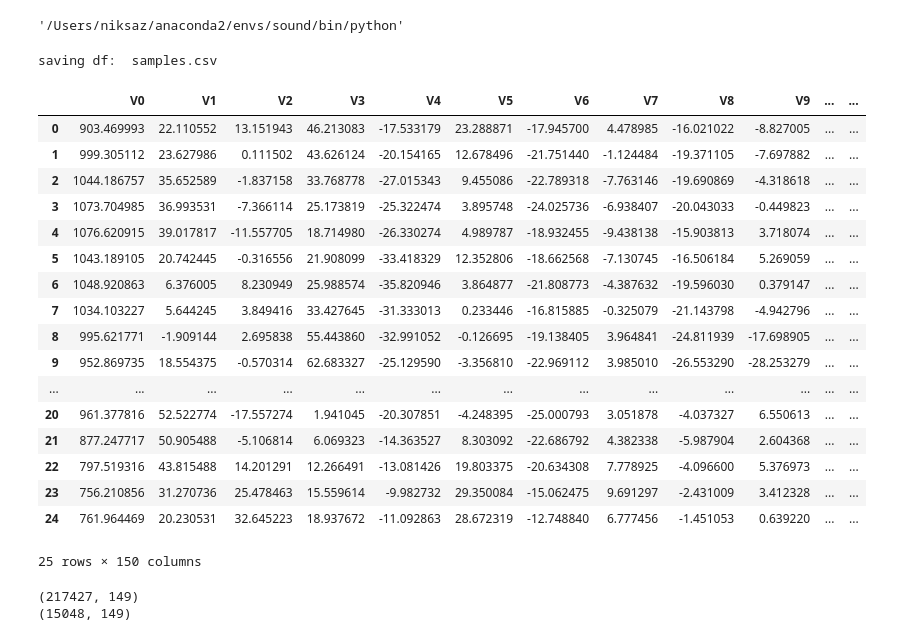
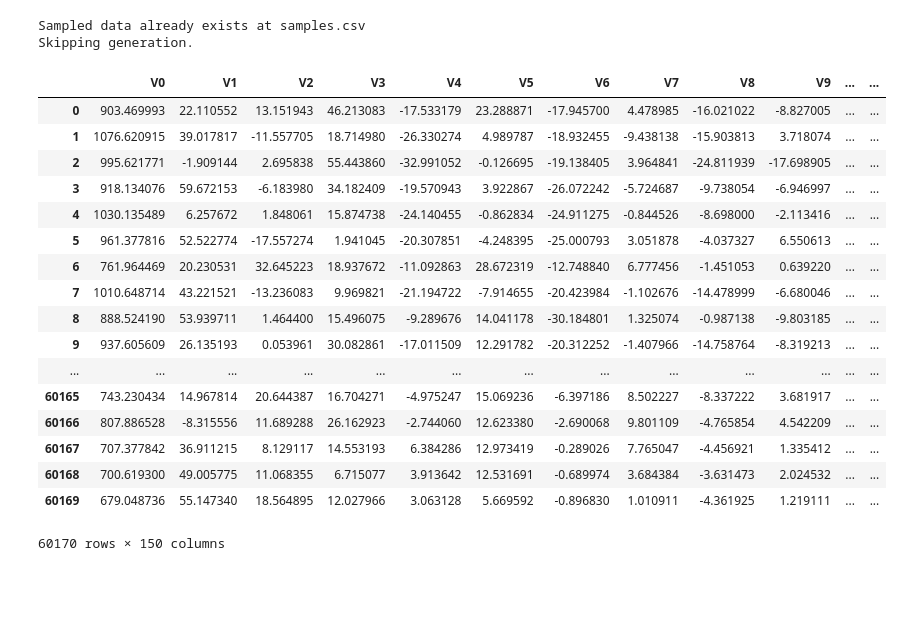
Before and after one commit to niksaz/speech-ml-2019, a Jupyter notebook: 2/homework/homework.ipynb, the cells around one changed output. Saved outputs shown, nothing was run; the diff lists cells and outputs as text; code cells hidden in the pictures; blank space fills up the shorter version.

```diff
--- a/2/homework/homework.ipynb
+++ b/2/homework/homework.ipynb
@@ -1,5 +0,0 @@
-# %%
-import sys
-sys.executable
-# %% [output]
-'/Users/niksaz/anaconda2/envs/sound/bin/python'
@@ -6,30 +8,29 @@ sys.executable
 # %%
-from laughter_classification.sspnet_data_sampler import SSPNetDataSampler
-
-FRAME_LENGTH_SECONDS = 0.5
+FRAME_SEC = 0.5
 
 sampler = SSPNetDataSampler('corpus/')
-data = sampler.create_sampled_df(FRAME_LENGTH_SECONDS, save_path='samples.csv')
+data = sampler.create_sampled_df(FRAME_SEC, save_path='samples.csv')
 # %% [output]
-saving df:  samples.csv
+Sampled data already exists at samples.csv
+Skipping generation.
 # %%
-data.head(25)
+data
 # %% [output]
 |  | V0 | V1 | V2 | V3 | V4 | V5 | V6 | V7 | V8 | V9 | ... | ... |
 | 0 | 903.469993 | 22.110552 | 13.151943 | 46.213083 | -17.533179 | 23.288871 | -17.945700 | 4.478985 | -16.021022 | -8.827005 | ... | ... |
-| 1 | 999.305112 | 23.627986 | 0.111502 | 43.626124 | -20.154165 | 12.678496 | -21.751440 | -1.124484 | -19.371105 | -7.697882 | ... | ... |
-| 2 | 1044.186757 | 35.652589 | -1.837158 | 33.768778 | -27.015343 | 9.455086 | -22.789318 | -7.763146 | -19.690869 | -4.318618 | ... | ... |
-| 3 | 1073.704985 | 36.993531 | -7.366114 | 25.173819 | -25.322474 | 3.895748 | -24.025736 | -6.938407 | -20.043033 | -0.449823 | ... | ... |
-| 4 | 1076.620915 | 39.017817 | -11.557705 | 18.714980 | -26.330274 | 4.989787 | -18.932455 | -9.438138 | -15.903813 | 3.718074 | ... | ... |
-| 5 | 1043.189105 | 20.742445 | -0.316556 | 21.908099 | -33.418329 | 12.352806 | -18.662568 | -7.130745 | -16.506184 | 5.269059 | ... | ... |
-| 6 | 1048.920863 | 6.376005 | 8.230949 | 25.988574 | -35.820946 | 3.864877 | -21.808773 | -4.387632 | -19.596030 | 0.379147 | ... | ... |
-| 7 | 1034.103227 | 5.644245 | 3.849416 | 33.427645 | -31.333013 | 0.233446 | -16.815885 | -0.325079 | -21.143798 | -4.942796 | ... | ... |
-| 8 | 995.621771 | -1.909144 | 2.695838 | 55.443860 | -32.991052 | -0.126695 | -19.138405 | 3.964841 | -24.811939 | -17.698905 | ... | ... |
-| 9 | 952.869735 | 18.554375 | -0.570314 | 62.683327 | -25.129590 | -3.356810 | -22.969112 | 3.985010 | -26.553290 | -28.253279 | ... | ... |
+| 1 | 1076.620915 | 39.017817 | -11.557705 | 18.714980 | -26.330274 | 4.989787 | -18.932455 | -9.438138 | -15.903813 | 3.718074 | ... | ... |
+| 2 | 995.621771 | -1.909144 | 2.695838 | 55.443860 | -32.991052 | -0.126695 | -19.138405 | 3.964841 | -24.811939 | -17.698905 | ... | ... |
+| 3 | 918.134076 | 59.672153 | -6.183980 | 34.182409 | -19.570943 | 3.922867 | -26.072242 | -5.724687 | -9.738054 | -6.946997 | ... | ... |
+| 4 | 1030.135489 | 6.257672 | 1.848061 | 15.874738 | -24.140455 | -0.862834 | -24.911275 | -0.844526 | -8.698000 | -2.113416 | ... | ... |
+| 5 | 961.377816 | 52.522774 | -17.557274 | 1.941045 | -20.307851 | -4.248395 | -25.000793 | 3.051878 | -4.037327 | 6.550613 | ... | ... |
+| 6 | 761.964469 | 20.230531 | 32.645223 | 18.937672 | -11.092863 | 28.672319 | -12.748840 | 6.777456 | -1.451053 | 0.639220 | ... | ... |
+| 7 | 1010.648714 | 43.221521 | -13.236083 | 9.969821 | -21.194722 | -7.914655 | -20.423984 | -1.102676 | -14.478999 | -6.680046 | ... | ... |
+| 8 | 888.524190 | 53.939711 | 1.464400 | 15.496075 | -9.289676 | 14.041178 | -30.184801 | 1.325074 | -0.987138 | -9.803185 | ... | ... |
+| 9 | 937.605609 | 26.135193 | 0.053961 | 30.082861 | -17.011509 | 12.291782 | -20.312252 | -1.407966 | -14.758764 | -8.319213 | ... | ... |
 | ... | ... | ... | ... | ... | ... | ... | ... | ... | ... | ... | ... | ... |
-| 20 | 961.377816 | 52.522774 | -17.557274 | 1.941045 | -20.307851 | -4.248395 | -25.000793 | 3.051878 | -4.037327 | 6.550613 | ... | ... |
-| 21 | 877.247717 | 50.905488 | -5.106814 | 6.069323 | -14.363527 | 8.303092 | -22.686792 | 4.382338 | -5.987904 | 2.604368 | ... | ... |
-| 22 | 797.519316 | 43.815488 | 14.201291 | 12.266491 | -13.081426 | 19.803375 | -20.634308 | 7.778925 | -4.096600 | 5.376973 | ... | ... |
-| 23 | 756.210856 | 31.270736 | 25.478463 | 15.559614 | -9.982732 | 29.350084 | -15.062475 | 9.691297 | -2.431009 | 3.412328 | ... | ... |
-| 24 | 761.964469 | 20.230531 | 32.645223 | 18.937672 | -11.092863 | 28.672319 | -12.748840 | 6.777456 | -1.451053 | 0.639220 | ... | ... |
+| 60165 | 743.230434 | 14.967814 | 20.644387 | 16.704271 | -4.975247 | 15.069236 | -6.397186 | 8.502227 | -8.337222 | 3.681917 | ... | ... |
+| 60166 | 807.886528 | -8.315556 | 11.689288 | 26.162923 | -2.744060 | 12.623380 | -2.690068 | 9.801109 | -4.765854 | 4.542209 | ... | ... |
+| 60167 | 707.377842 | 36.911215 | 8.129117 | 14.553193 | 6.384286 | 12.973419 | -0.289026 | 7.765047 | -4.456921 | 1.335412 | ... | ... |
+| 60168 | 700.619300 | 49.005775 | 11.068355 | 6.715077 | 3.913642 | 12.531691 | -0.689974 | 3.684384 | -3.631473 | 2.024532 | ... | ... |
+| 60169 | 679.048736 | 55.147340 | 18.564895 | 12.027966 | 3.063128 | 5.669592 | -0.896830 | 1.010911 | -4.361925 | 1.219111 | ... | ... |
-25 rows × 150 columns
+60170 rows × 150 columns
@@ -47,26 +36,0 @@ def to_categorical_vectors(y, num_classes):
-# %%
-import random
-import librosa
-import numpy as np
-import matplotlib.pyplot as plt
-
-from sklearn.model_selection import train_test_split
-from sklearn.metrics import roc_curve, auc
-
-from laughter_classification.visualization import plot_ROC_curve
-from laughter_prediction.feature_extractors import LibrosaExtractor
-from laughter_prediction.predictors import RnnPredictor
-
-chunks = 22
-# Default parameters in Librosa library
-N_MFCC = 20
-N_MELS = 128
-features = N_MFCC + N_MELS
-
-index = data['SNAME'].unique()
-train_index, test_index = train_test_split(index)
-train_data = np.array(data[data['SNAME'].isin(train_index)].drop(columns='SNAME'))
-test_data = np.array(data[data['SNAME'].isin(test_index)].drop(columns='SNAME'))
-# %% [output]
-(217427, 149)
-(15048, 149)
```
Also changed, not shown: parts of 11 cells of this notebook, 2 other files.
